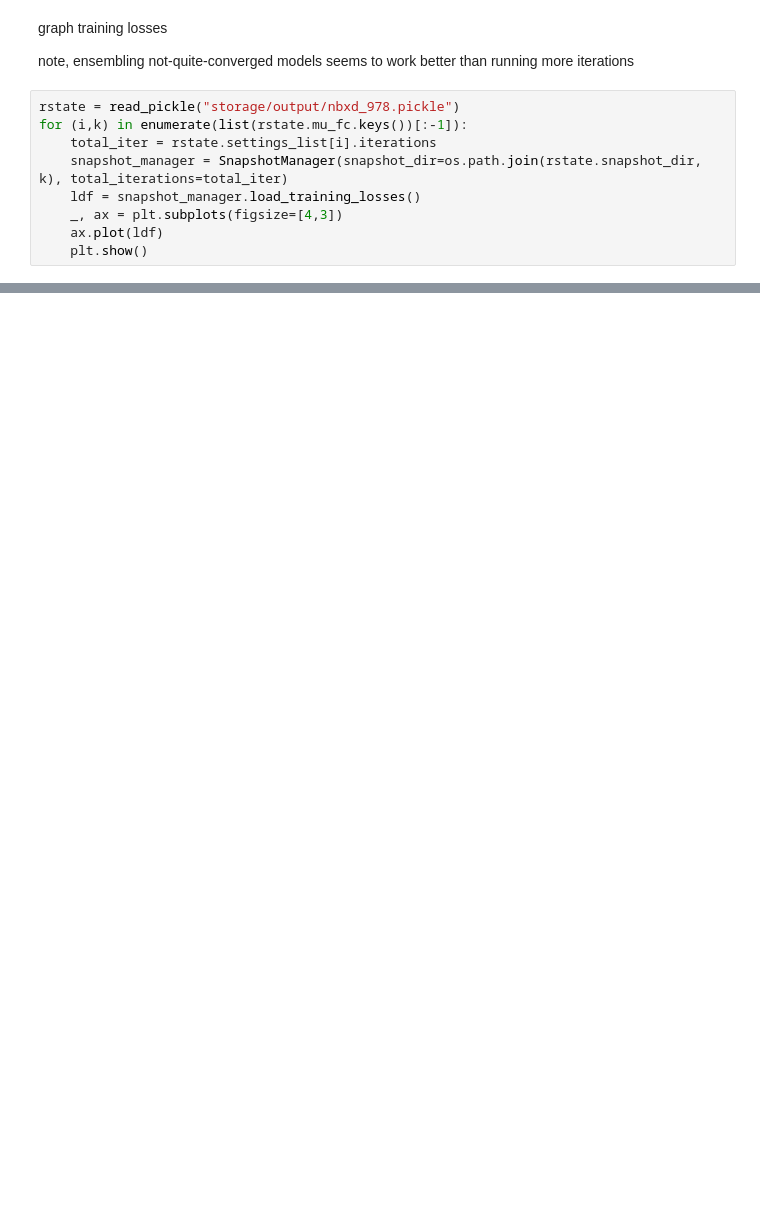
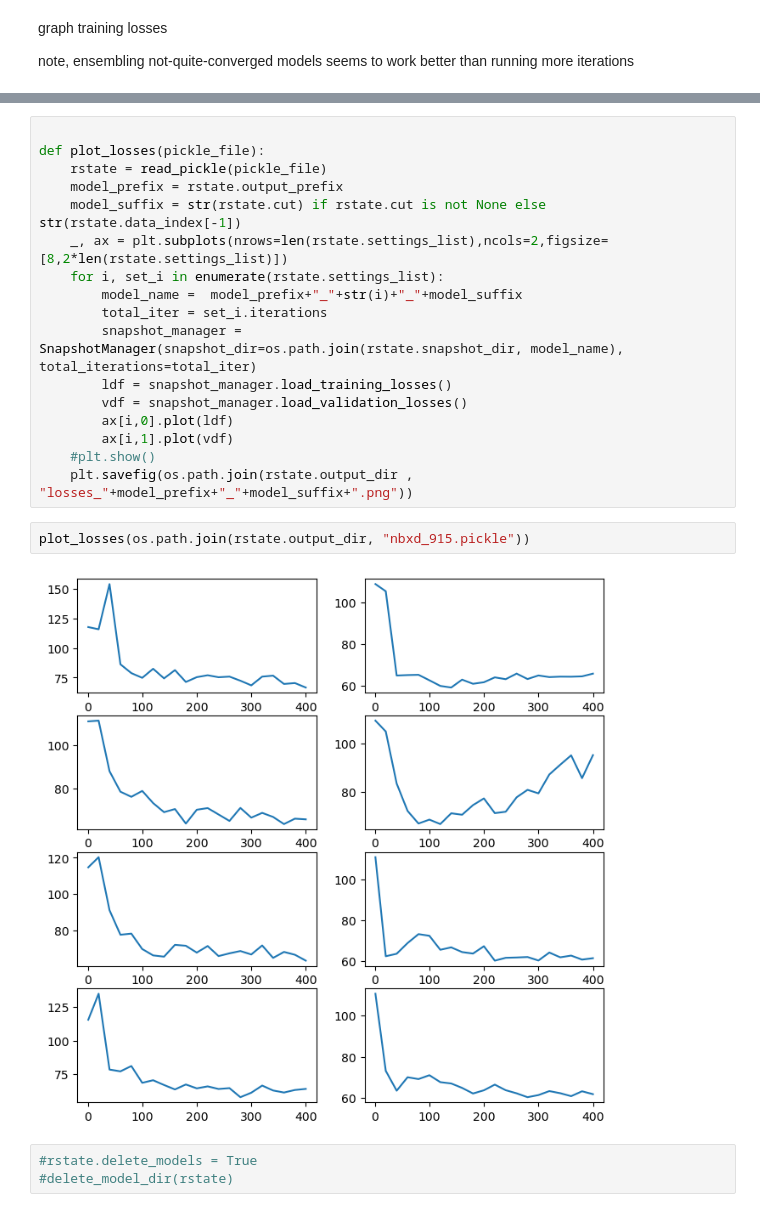
Before and after one commit to CDDEP-DC/nbeats-xd, a Jupyter notebook: example.ipynb, the cells around one changed output, grey strips where cells are left out. Saved outputs shown, nothing was run; the diff lists cells and outputs as text; blank space fills up the shorter version.

```diff
--- a/example.ipynb
+++ b/example.ipynb
@@ -359,12 +417,3 @@ writing  storage/output/2023-08-14-OHT_JHU-nbxd.csv
 graph training losses
 
 note, ensembling not-quite-converged models seems to work better than running more iterations
-# %%
-rstate = read_pickle("storage/output/nbxd_978.pickle")
-for (i,k) in enumerate(list(rstate.mu_fc.keys())[:-1]):
-    total_iter = rstate.settings_list[i].iterations
-    snapshot_manager = SnapshotManager(snapshot_dir=os.path.join(rstate.snapshot_dir, k), total_iterations=total_iter)
-    ldf = snapshot_manager.load_training_losses()
-    _, ax = plt.subplots(figsize=[4,3])
-    ax.plot(ldf)
-    plt.show()
@@ -375,0 +420,24 @@ for (i,k) in enumerate(list(rstate.mu_fc.keys())[:-1]):
+# %%
+
+def plot_losses(pickle_file):
+    rstate = read_pickle(pickle_file)
+    model_prefix = rstate.output_prefix
+    model_suffix = str(rstate.cut) if rstate.cut is not None else str(rstate.data_index[-1])
+    _, ax = plt.subplots(nrows=len(rstate.settings_list),ncols=2,figsize=[8,2*len(rstate.settings_list)])
+    for i, set_i in enumerate(rstate.settings_list):
+        model_name =  model_prefix+"_"+str(i)+"_"+model_suffix
+        total_iter = set_i.iterations
+        snapshot_manager = SnapshotManager(snapshot_dir=os.path.join(rstate.snapshot_dir, model_name), total_iterations=total_iter)
+        ldf = snapshot_manager.load_training_losses()
+        vdf = snapshot_manager.load_validation_losses()
+        ax[i,0].plot(ldf)
+        ax[i,1].plot(vdf)
+    #plt.show()
+    plt.savefig(os.path.join(rstate.output_dir , "losses_"+model_prefix+"_"+model_suffix+".png"))
+# %%
+plot_losses(os.path.join(rstate.output_dir, "nbxd_915.pickle"))
+# %% [output]
+[figure, added]
+# %%
+#rstate.delete_models = True
+#delete_model_dir(rstate)
```
Also changed, not shown: parts of 22 cells of this notebook, 7 other files.
